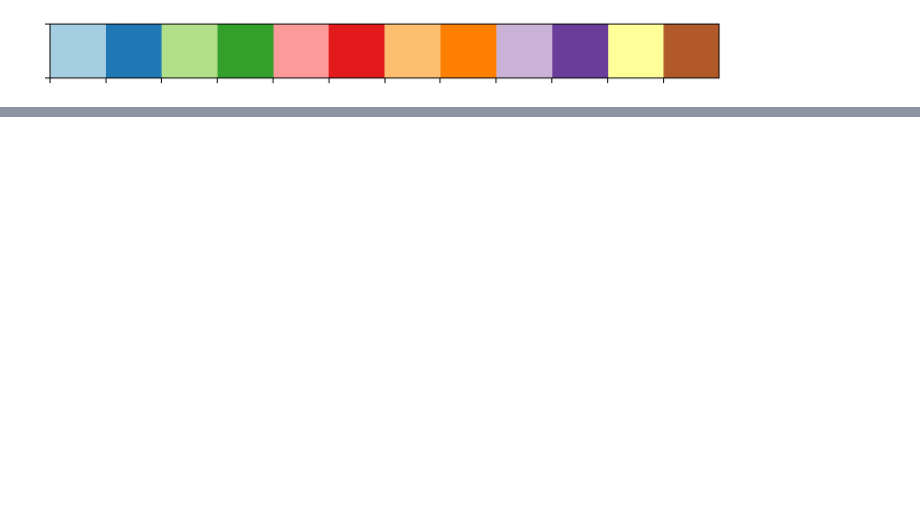
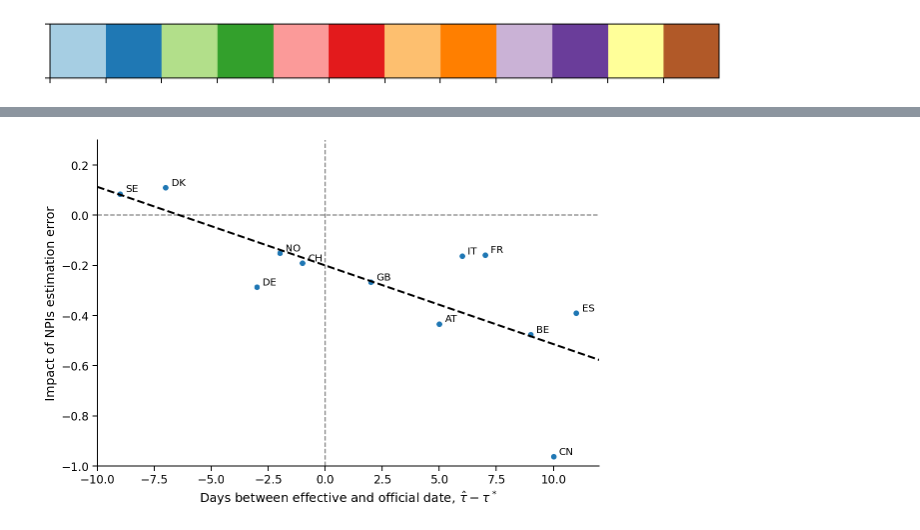
Before and after one commit to yoavram-lab/EffectiveNPI, a Jupyter notebook: src/Re.ipynb, the cells around one changed output, grey strips where cells are left out. Drawn from its saved outputs; the diff is of its cells as text; code cells hidden in the pictures; blank space fills up the shorter version.

Commit message:
underestimate impact vs delay fig

```diff
--- a/src/Re.ipynb
+++ b/src/Re.ipynb
@@ -221,0 +133,2 @@ fig.savefig('../figures/Fig_Re.pdf', dpi=100)
+# %%
+ΔrelR = df_fixed['median'].values - df_free['median'].values
@@ -221,0 +137,5 @@ fig.savefig('../figures/Fig_Re.pdf', dpi=100)
+# %%
+job_id = '7M'
+table_path = os.path.join('../figures', 'all-countries-{}.csv'.format(job_id))
+df = pd.read_csv(table_path).sort_values('country')
+df.head()
@@ -221,0 +150,2 @@ fig.savefig('../figures/Fig_Re.pdf', dpi=100)
+# %%
+Δτ = df['τ median from 1 Jan'].values - df['official τ from 1 Jan'].values
@@ -221,0 +154,3 @@ fig.savefig('../figures/Fig_Re.pdf', dpi=100)
+# %%
+reg = sm.OLS(ΔrelR, sm.add_constant(Δτ)).fit()
+reg.summary()
@@ -221,0 +180,26 @@ fig.savefig('../figures/Fig_Re.pdf', dpi=100)
+# %%
+fig, ax = plt.subplots(figsize=(9, 6))
+line_kws = dict(ls='--', color='k', alpha=0.5)
+
+xrange = np.linspace(-10, 15)
+ax.scatter(
+    Δτ,
+    ΔrelR
+)
+ax.plot(xrange, reg.predict(sm.add_constant(xrange)), ls='--', lw=2, color='k')
+for x, y, cn in zip(Δτ, ΔrelR, countries):
+    ax.text(
+        x+0.25, y,
+        pycountry.countries.search_fuzzy(cn.replace('_', ' ').replace('Wuhan', 'China'))[0].alpha_2,
+        horizontalalignment='left', verticalalignment='bottom', color='k', fontsize=10
+    )
+ax.axhline(0, **line_kws)
+ax.axvline(0, **line_kws)
+ax.set(xlim=(-10, 12), ylim=(-1, 0.3))
+ax.set_xlabel(r'Days between effective and official date, $\hat{\tau}- \tau^*$')
+ax.set_ylabel('Impact of NPIs estimation error')
+
+sns.despine()
+fig.savefig('../figures/Fig_Re2.pdf', dpi=100)
+# %% [output]
+[figure, added]
```
Also changed, not shown: parts of 22 cells of this notebook, 2 other files.
